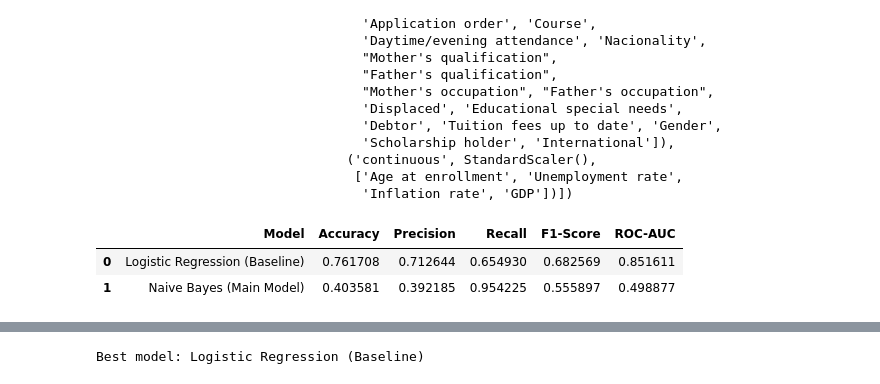
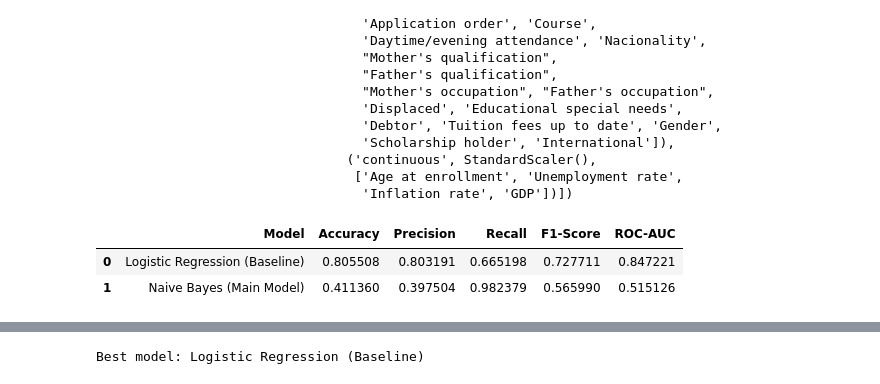
Before and after one commit to LecyLecy/student-dropout-prediction-ml, a Jupyter notebook: notebooks/03_model_training_and_feature_selection.ipynb, the cells around one changed output, grey strips where cells are left out. Saved outputs shown, nothing was run; the diff lists cells and outputs as text; code cells hidden in the pictures.

```diff
--- a/notebooks/03_model_training_and_feature_selection.ipynb
+++ b/notebooks/03_model_training_and_feature_selection.ipynb
@@ -214,47 +228,47 @@ models = {
     "Naive Bayes (Main Model)": GaussianNB()
 }
 # %%
-# Train and evaluate baseline models
+# Train and evaluate baseline models on validation set
 evaluation_results = []
 
 trained_models = {}
 
 for model_name, model in models.items():
     # Create pipeline
     pipeline = Pipeline(steps=[
         ("preprocessor", preprocessor),
         ("model", model)
     ])
 
-    # Train model
+    # Train model using training set
     pipeline.fit(X_train, y_train)
 
-    # Predict class
-    y_pred = pipeline.predict(X_test)
+    # Predict validation set
+    y_pred = pipeline.predict(X_val)
 
     # Predict probability for ROC-AUC
-    y_proba = pipeline.predict_proba(X_test)[:, 1]
+    y_proba = pipeline.predict_proba(X_val)[:, 1]
 
     # Store trained model
     trained_models[model_name] = pipeline
 
-    # Store evaluation metrics
+    # Store validation evaluation metrics
     evaluation_results.append({
         "Model": model_name,
-        "Accuracy": accuracy_score(y_test, y_pred),
-        "Precision": precision_score(y_test, y_pred),
-        "Recall": recall_score(y_test, y_pred),
-        "F1-Score": f1_score(y_test, y_pred),
-        "ROC-AUC": roc_auc_score(y_test, y_proba)
+        "Accuracy": accuracy_score(y_val, y_pred),
+        "Precision": precision_score(y_val, y_pred),
+        "Recall": recall_score(y_val, y_pred),
+        "F1-Score": f1_score(y_val, y_pred),
+        "ROC-AUC": roc_auc_score(y_val, y_proba)
     })
 
 evaluation_df = pd.DataFrame(evaluation_results)
 
 evaluation_df
 # %% [output]
 |  | Model | Accuracy | Precision | Recall | F1-Score | ROC-AUC |
-| 0 | Logistic Regression (Baseline) | 0.761708 | 0.712644 | 0.654930 | 0.682569 | 0.851611 |
-| 1 | Naive Bayes (Main Model) | 0.403581 | 0.392185 | 0.954225 | 0.555897 | 0.498877 |
+| 0 | Logistic Regression (Baseline) | 0.805508 | 0.803191 | 0.665198 | 0.727711 | 0.847221 |
+| 1 | Naive Bayes (Main Model) | 0.411360 | 0.397504 | 0.982379 | 0.565990 | 0.515126 |
 # %%
 # Sort models by ROC-AUC and F1-Score
 evaluation_df = evaluation_df.sort_values(
```
Also changed, not shown: parts of 12 cells of this notebook, 1 other file.
